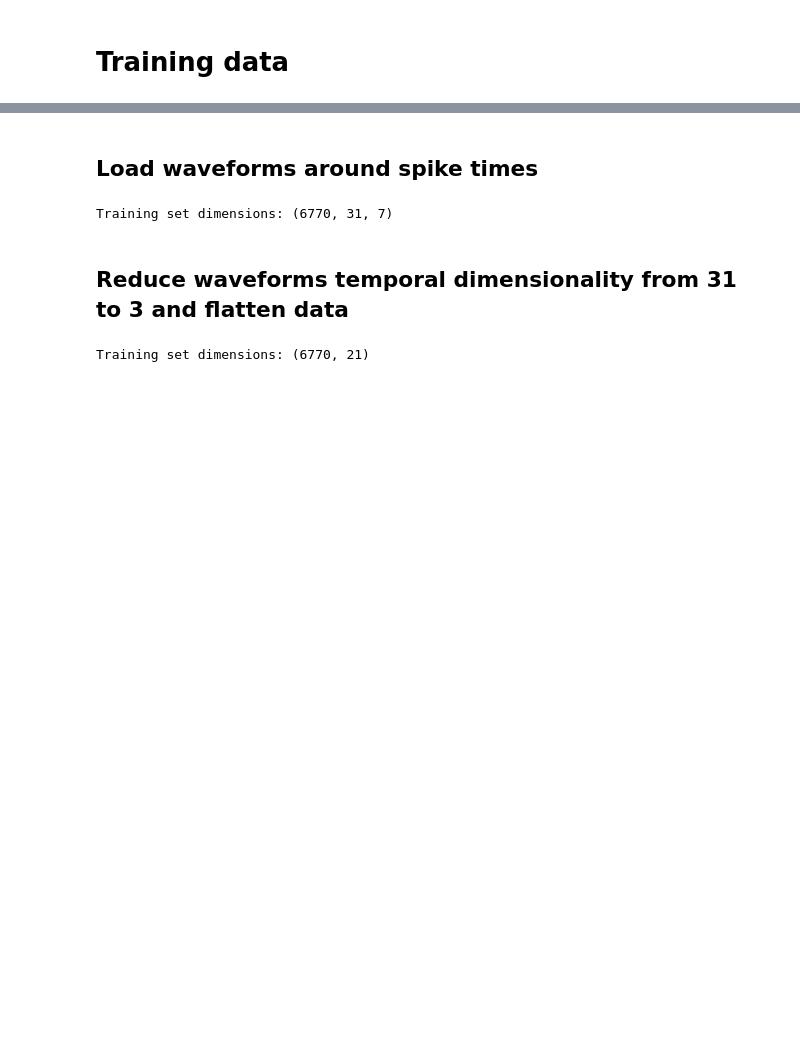
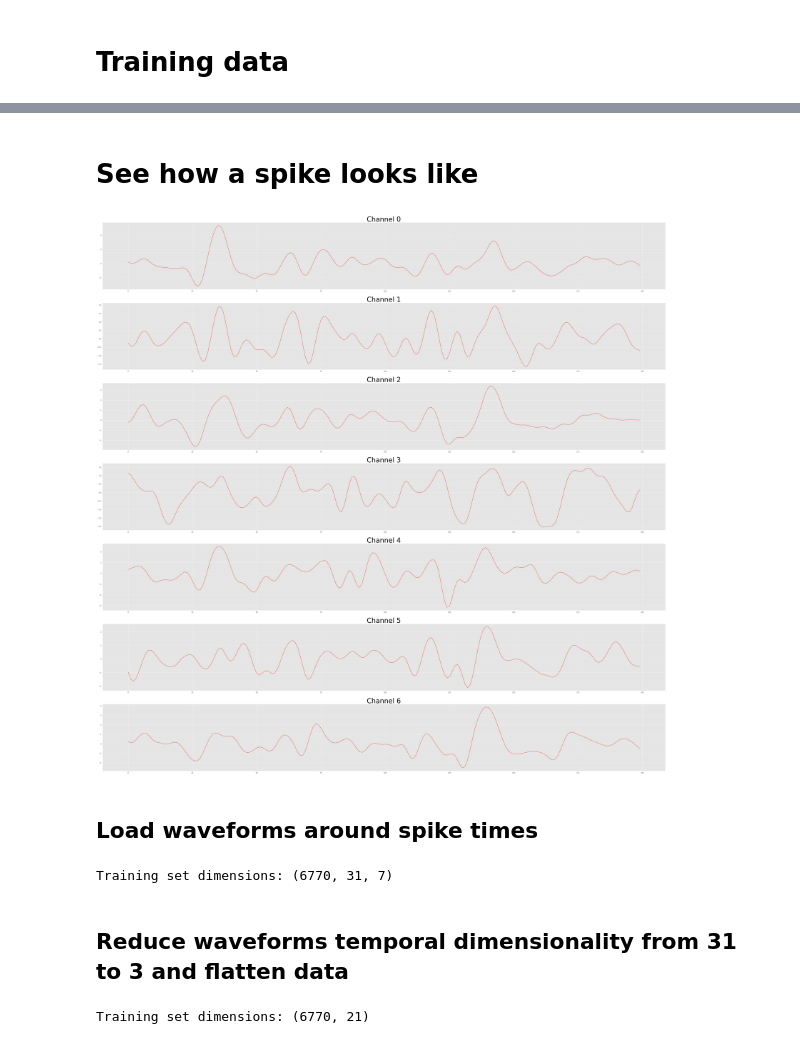
Before and after one commit to edublancas/neural-clustering, a Jupyter notebook: notebooks/data-loading.ipynb, the cells around one changed output, grey strips where cells are left out. Saved outputs shown, nothing was run; the diff lists cells and outputs as text; code cells hidden in the pictures; blank space fills up the shorter version.

```diff
--- a/notebooks/data-loading.ipynb
+++ b/notebooks/data-loading.ipynb
@@ -81,0 +82,3 @@ explorer_rec.plot_geometry()
+# %%
+clear_indexes = clear_index[0]
+clear_spikes = spike_times[0][clear_indexes]
@@ -90,3 +126,11 @@ all_spike_times = np.sort(all_spike_times)[:-6]
+# %% [markdown]
+# See how a spike looks like
+# %%
+plt.rcParams['figure.figsize'] = (60, 60)
+t = clear_spikes[20, 0]
+explorer_rec.plot_series(from_time=t-100, to_time=t+100)
+# %% [output]
+[figure, added]
 # %% [markdown]
 ## Load waveforms around spike times
 # %%
```
Also changed, not shown: parts of 9 cells of this notebook, 1 other file.
